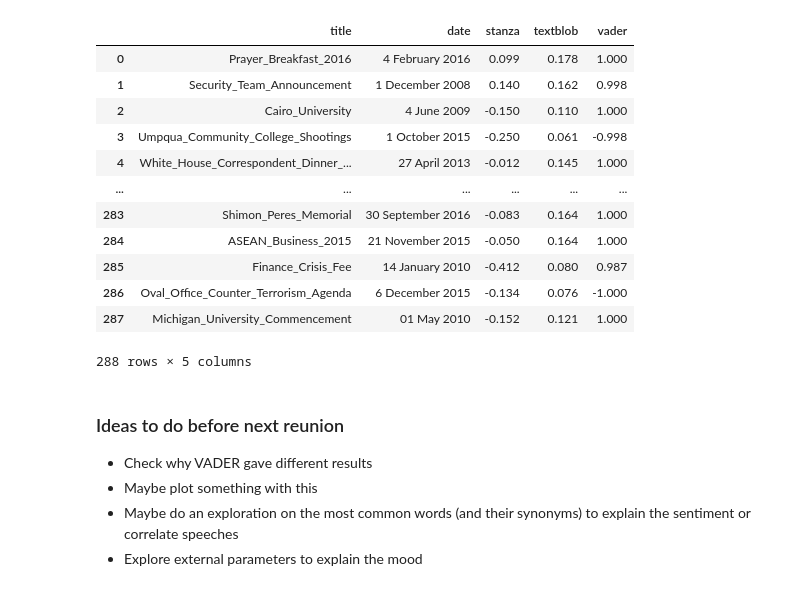
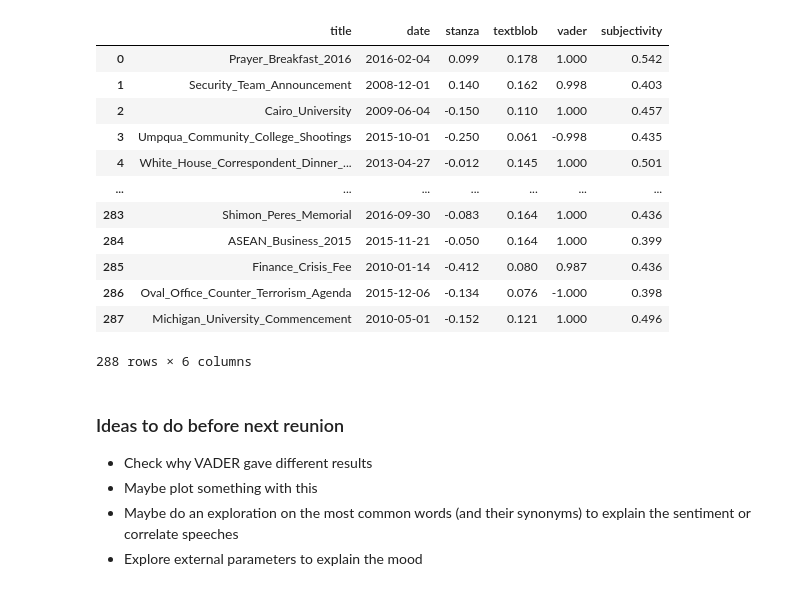
Before and after one commit to jfsalcedo10/mda-kuwait, a Jupyter notebook: Sentiment Analysis/SentimentAnalysis.ipynb, the cells around one changed output. Drawn from its saved outputs; the diff is of its cells as text; code cells hidden in the pictures.

```diff
--- a/Sentiment Analysis/SentimentAnalysis.ipynb
+++ b/Sentiment Analysis/SentimentAnalysis.ipynb
@@ -28,6 +32,4 @@ stanza.download('en',verbose=False)
 # %%
-# Functions to call the models
-
 # Stanza
 def stanza_fn (string, j, max_j):
     now = datetime.now()
@@ -86,3 +88,21 @@ def vader_fn (string, j, max_j):
         print(f"\nVader finished working at {time}")
 
     return result
+
+
+# TextBlob Subjectivity
+def tbsubj_fn (string, j, max_j):
+    now = datetime.now()
+    time = now.strftime("%H:%M:%S")
+    if j == 0:
+        print(f"TextBlob starts working at {time}")
+    print(f"\rTextBlob working in speech {j} at {time}", end="")      # This reprint the line in the same space
+
+    tb_speech = TextBlob(string)
+    result = round(tb_speech.subjectivity, 3)
+
+    time = now.strftime("%H:%M:%S")
+    if j == max_j:
+        print(f"\nTextBlob finished working at {time}")
+
+    return result          # -1 negative, 1 positive
@@ -89,6 +111,6 @@ def vader_fn (string, j, max_j):
 # %%
 # Adquire the speeches and clean for speeches (not interviews, to deal in the future)
-df = pd.read_csv(csv_path / "all_speeches.txt")
+df = pd.read_csv(csv_path / "all_speeches_cleaned.txt")
 OneSpeaker = df[ df["highest_speaker_count"] == 0 ]
 OneSpeaker.reset_index(drop=True, inplace=True)
 OneSpeaker
@@ -140,0 +167,3 @@ TextBlob finished working at 14:51:08
+# %%
+# TextBlob for subjectivity
+tbsubj = [ tbsubj_fn(cont_save[i], i, stop-1) for i in range(stop) ]
@@ -149,30 +181,31 @@ Vader finished working at 14:54:40
 # %%
 # Organize the result and display them as dataframe
 st = [ round(num, 3) for num in st]
 vd = [ round(num, 3) for num in vd]
 
 summary_data = {"title": OneSpeaker["title"].to_list(),
                 "date": OneSpeaker["date"].to_list(),
                 "stanza": st,
                 "textblob": tb,
-                "vader": vd}
+                "vader": vd,
+                "subjectivity": tbsubj}
 
 summary_df = pd.DataFrame(summary_data)
 summary_df
 # %% [output]
-|  | title | date | stanza | textblob | vader |
-| 0 | Prayer_Breakfast_2016 | 4 February 2016 | 0.099 | 0.178 | 1.000 |
-| 1 | Security_Team_Announcement | 1 December 2008 | 0.140 | 0.162 | 0.998 |
-| 2 | Cairo_University | 4 June 2009 | -0.150 | 0.110 | 1.000 |
-| 3 | Umpqua_Community_College_Shootings | 1 October 2015 | -0.250 | 0.061 | -0.998 |
-| 4 | White_House_Correspondent_Dinner_... | 27 April 2013 | -0.012 | 0.145 | 1.000 |
-| ... | ... | ... | ... | ... | ... |
-| 283 | Shimon_Peres_Memorial | 30 September 2016 | -0.083 | 0.164 | 1.000 |
-| 284 | ASEAN_Business_2015 | 21 November 2015 | -0.050 | 0.164 | 1.000 |
-| 285 | Finance_Crisis_Fee | 14 January 2010 | -0.412 | 0.080 | 0.987 |
-| 286 | Oval_Office_Counter_Terrorism_Agenda | 6 December 2015 | -0.134 | 0.076 | -1.000 |
-| 287 | Michigan_University_Commencement | 01 May 2010 | -0.152 | 0.121 | 1.000 |
+|  | title | date | stanza | textblob | vader | subjectivity |
+| 0 | Prayer_Breakfast_2016 | 2016-02-04 | 0.099 | 0.178 | 1.000 | 0.542 |
+| 1 | Security_Team_Announcement | 2008-12-01 | 0.140 | 0.162 | 0.998 | 0.403 |
+| 2 | Cairo_University | 2009-06-04 | -0.150 | 0.110 | 1.000 | 0.457 |
+| 3 | Umpqua_Community_College_Shootings | 2015-10-01 | -0.250 | 0.061 | -0.998 | 0.435 |
+| 4 | White_House_Correspondent_Dinner_... | 2013-04-27 | -0.012 | 0.145 | 1.000 | 0.501 |
+| ... | ... | ... | ... | ... | ... | ... |
+| 283 | Shimon_Peres_Memorial | 2016-09-30 | -0.083 | 0.164 | 1.000 | 0.436 |
+| 284 | ASEAN_Business_2015 | 2015-11-21 | -0.050 | 0.164 | 1.000 | 0.399 |
+| 285 | Finance_Crisis_Fee | 2010-01-14 | -0.412 | 0.080 | 0.987 | 0.436 |
+| 286 | Oval_Office_Counter_Terrorism_Agenda | 2015-12-06 | -0.134 | 0.076 | -1.000 | 0.398 |
+| 287 | Michigan_University_Commencement | 2010-05-01 | -0.152 | 0.121 | 1.000 | 0.496 |
-288 rows × 5 columns
+288 rows × 6 columns
 # %%
 # Save the results as csv
 save_path = project_path / "Sentiment Analysis"
```
Also changed, not shown: parts of 11 cells of this notebook, 7 other files.
